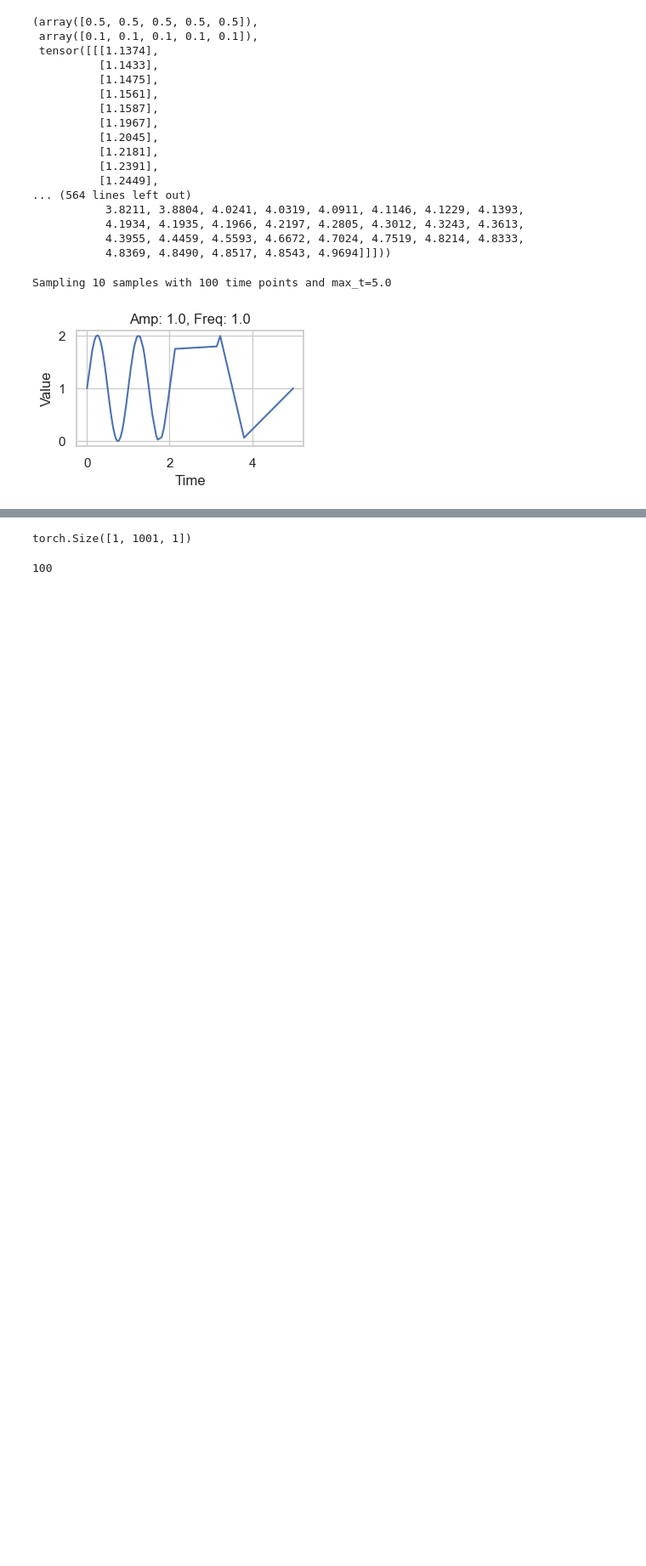
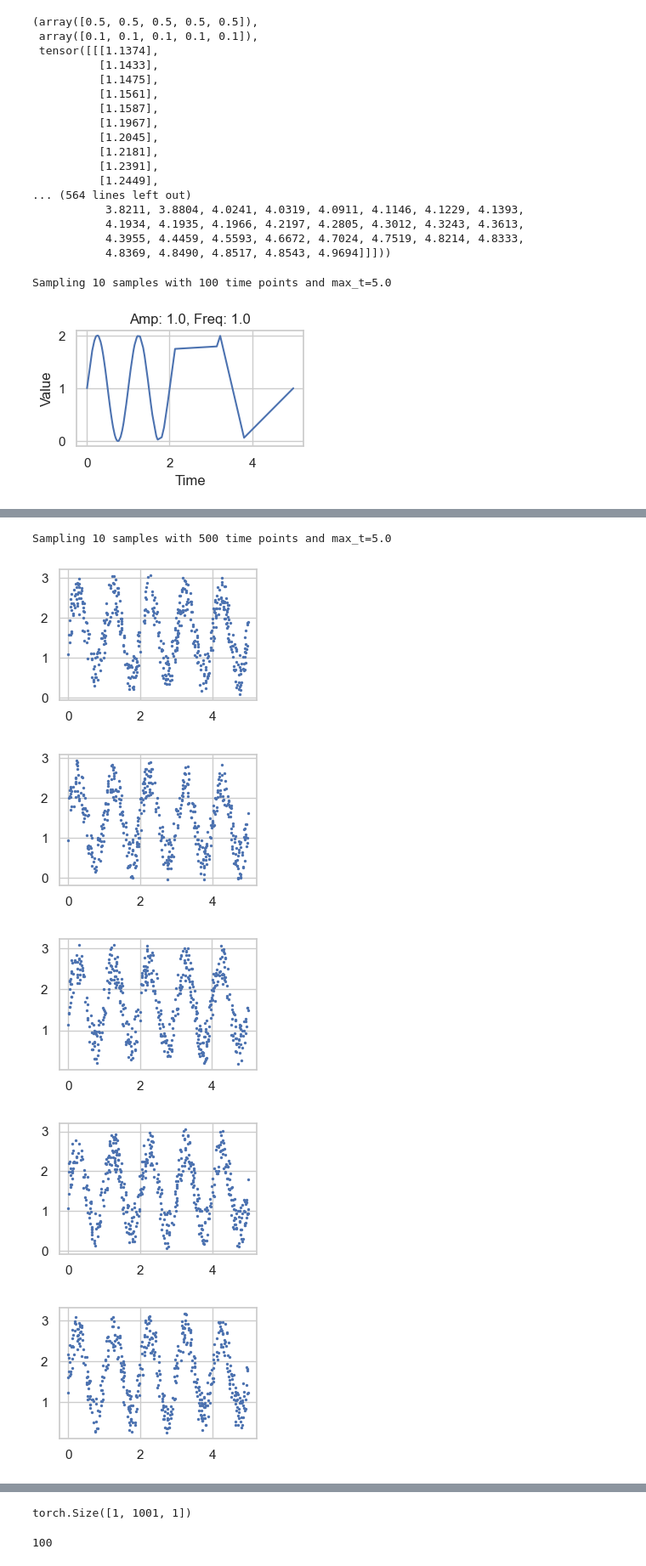
Before and after one commit to luisas/fl4tsf, a Jupyter notebook: analysis/06_create_nonIID_simulated_dataset.ipynb, the cells around one changed output, grey strips where cells are left out. Shown at 85% size. Drawn from its saved outputs; the diff is of its cells as text; code cells hidden in the pictures; blank space fills up the shorter version.

Commit message:
Improve non-iid data generation

```diff
--- a/analysis/06_create_nonIID_simulated_dataset.ipynb
+++ b/analysis/06_create_nonIID_simulated_dataset.ipynb
@@ -275,0 +313,32 @@ Sampling 10 samples with 100 time points and max_t=5.0
+# %%
+distribution = "uniform"
+
+# should start from 1.0 and 1.0
+# then remove -0.2 to both ends
+n_total_tp = 500
+n_samples_per_combination = 10
+time_steps = None
+
+noise = 1.0
+datasets = create_dataset_with_combinations(combinations, time_steps, n_samples_per_combination,noise_weight=noise, n_total_tp=n_total_tp, max_t_extrap=max_t_extrap, distribution = distribution)
+full_dataset = merge_datasets(datasets)
+amp, freq, data, timesteps = full_dataset
+
+
+for i in range(10):
+    #plt.plot(timesteps[i], data[i], label=f"Amp: {amp[i]:.2f}, Freq: {freq[i]:.2f}")
+    # scatter
+    plt.figure(figsize=(3, 2))
+    plt.scatter(timesteps[i], data[i], s=2, alpha=1)
+
+plt.xlabel("Time")
+plt.ylabel("Value")
+plt.tight_layout()
+plt.show()
+# %% [output]
+Sampling 10 samples with 500 time points and max_t=5.0
+[figure, added]
+[figure, added]
+[figure, added]
+[figure, added]
+[figure, added]
```
Also changed, not shown: parts of 21 cells of this notebook, 5 other files.
